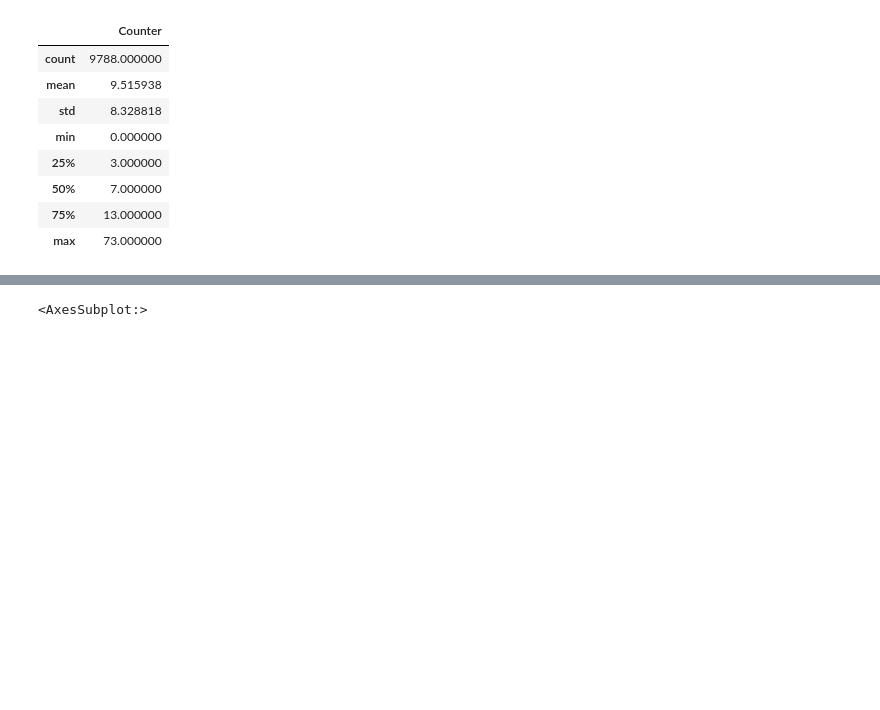
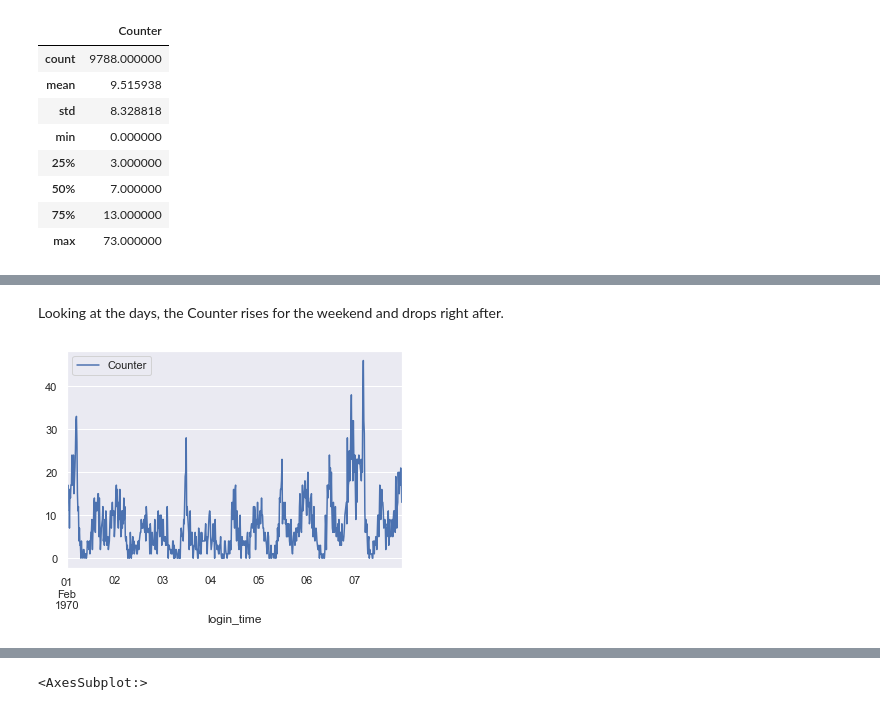
Before and after one commit to General2096/Sprinboard, a Jupyter notebook: Ultimate Challenge/Ultimate Data Challenge.ipynb, the cells around one changed output, grey strips where cells are left out. Drawn from its saved outputs; the diff is of its cells as text; code cells hidden in the pictures; blank space fills up the shorter version.

```diff
--- a/Ultimate Challenge/Ultimate Data Challenge.ipynb
+++ b/Ultimate Challenge/Ultimate Data Challenge.ipynb
@@ -84,0 +107,7 @@ plt.show()
+# %% [markdown]
+Looking at the days, the Counter rises for the weekend and drops right after.
+# %%
+df.loc['1970-02-01':'1970-02-07'].plot()
+plt.show()
+# %% [output]
+[figure, added]
```
Also changed, not shown: parts of 61 cells of this notebook, 1 other file.
